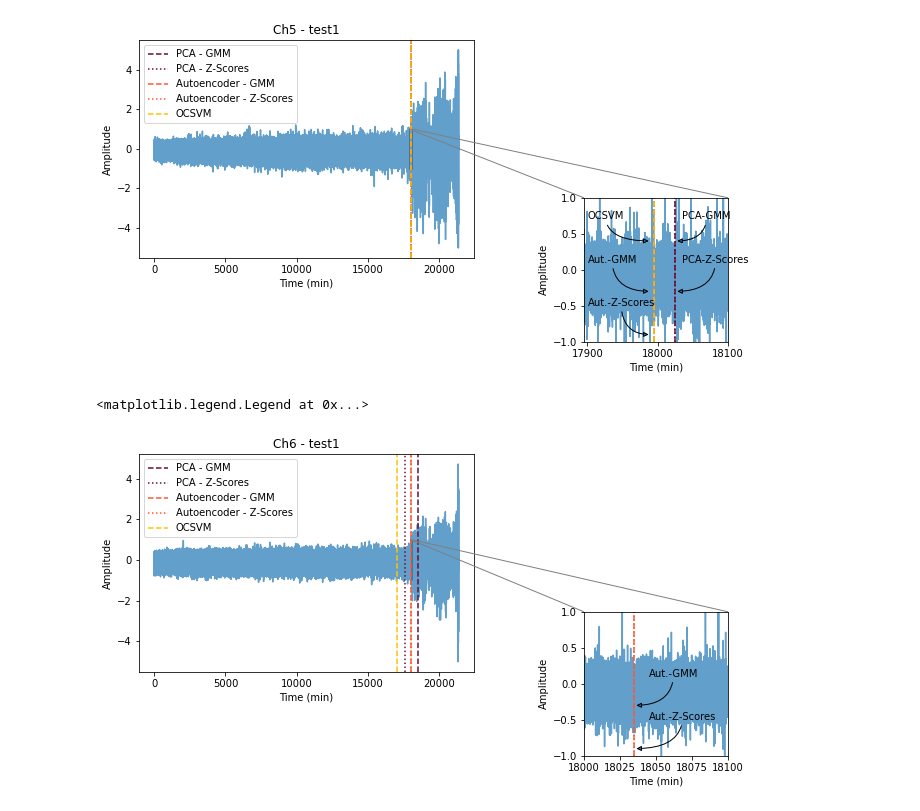
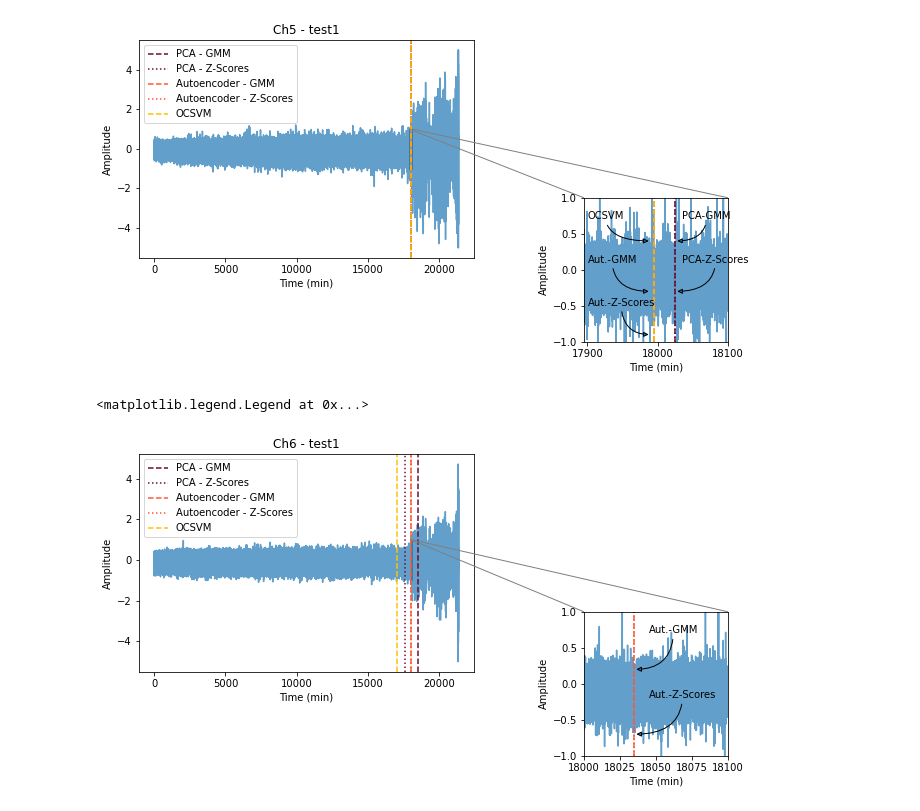
Before and after one commit to judithspd/predictive-maintenance, a Jupyter notebook: TimeToFailurePrediction/DataVisualization/Anomaly_detection_summary.ipynb, the cells around one changed output. Cells and saved outputs as stored; diff of their text form; code cells hidden in the pictures.

```diff
--- a/TimeToFailurePrediction/DataVisualization/Anomaly_detection_summary.ipynb
+++ b/TimeToFailurePrediction/DataVisualization/Anomaly_detection_summary.ipynb
@@ -174,33 +175,33 @@ ax.axvline(onset_anomalies_Autoencoder_GMM_Ch6, color = '#FF5733', linestyle='--
 ax.axvline(onset_anomalies_Autoencoder_ZS_Ch6, color = '#FF5733', linestyle=':', label = 'Autoencoder - Z-Scores')
 ax.axvline(onset_anomalies_OCSVM_Ch6, color = '#FFC300', linestyle='--', label = 'OCSVM')
 
 axins.plot(t_test1, Ch6_test1, alpha = 0.7)
 axins.axvline(onset_anomalies_PCA_GMM_Ch6, color = '#6A0A2F', linestyle='--', label = 'PCA - GMM')
 axins.axvline(onset_anomalies_PCA_ZS_Ch6, color = '#6A0A2F', linestyle=':', label = 'PCA - Z-Scores')
 axins.axvline(onset_anomalies_Autoencoder_GMM_Ch6, color = '#FF5733', linestyle='--', label = 'Autoencoder - GMM')
 axins.axvline(onset_anomalies_Autoencoder_ZS_Ch6, color = '#FF5733', linestyle=':', label = 'Autoencoder - Z-Scores')
 axins.axvline(onset_anomalies_OCSVM_Ch6, color = '#FFC300', linestyle='--', label = 'OCSVM')
 
 x1, x2, y1, y2 = 18000, 18100, -1, 1
 axins.set_xlim(x1, x2)
 axins.set_ylim(y1, y2)
 
 mark_inset(ax, axins, loc1=1, loc2=2, fc="none", ec="0.5")
-axins.annotate('Aut.-GMM', xy=(18035, -0.3), xytext=(18045, 0.1),
+axins.annotate('Aut.-GMM', xy=(18035, 0.2), xytext=(18045, 0.7),
             arrowprops=dict(arrowstyle="-|>", connectionstyle="angle3,angleA=90,angleB=0")
             )
-axins.annotate('Aut.-Z-Scores', xy=(18035, -0.9), xytext=(18045,-0.5),
+axins.annotate('Aut.-Z-Scores', xy=(18035, -0.7), xytext=(18045,-0.2),
             arrowprops=dict(arrowstyle="-|>", connectionstyle="angle3,angleA=90,angleB=0")
             )
 
 ax.set_xlabel('Time (min)')
 ax.set_ylabel('Amplitude')
 ax.set_title('Ch6 - test1')
 
 axins.set_xlabel('Time (min)')
 axins.set_ylabel('Amplitude')
 
 ax.legend()
 # %% [output]
 <matplotlib.legend.Legend at 0x...>
-[figure, old version]
+[figure, new version]
```
Also changed, not shown: parts of 9 cells of this notebook.
